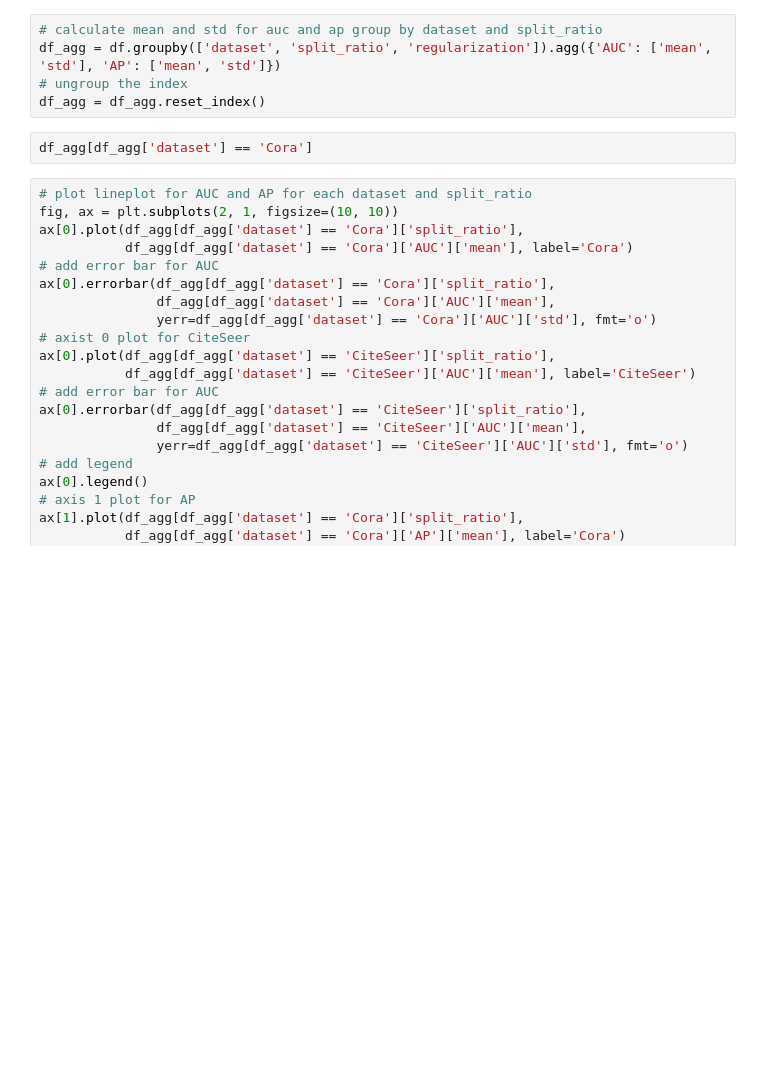
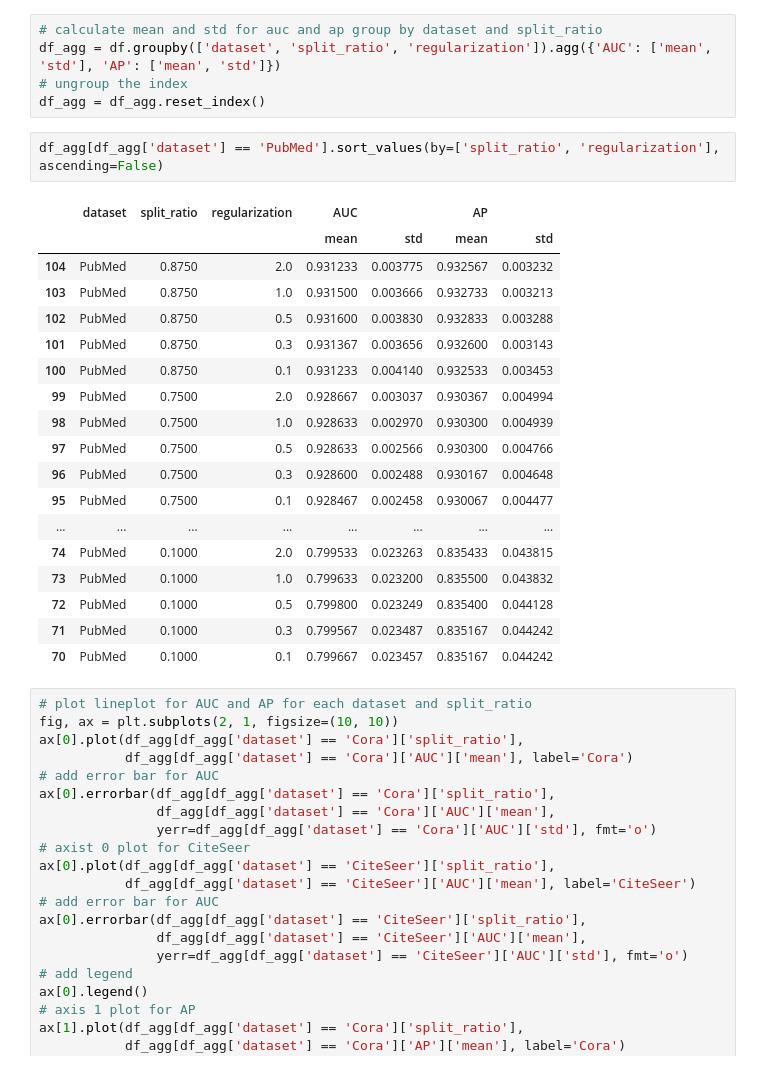
Before and after one commit to FDUguchunhui/latent-space-constraint-GNN, a Jupyter notebook: notebook/analysis/aggregation.ipynb, the cells around one changed output. Cells and saved outputs as stored; diff of their text form; blank space fills up the shorter version.

```diff
--- a/notebook/analysis/aggregation.ipynb
+++ b/notebook/analysis/aggregation.ipynb
@@ -42,7 +42,26 @@ df_agg = df.groupby(['dataset', 'split_ratio', 'regularization']).agg({'AUC': ['
 # ungroup the index
 df_agg = df_agg.reset_index()
 # %%
-df_agg[df_agg['dataset'] == 'Cora']
+df_agg[df_agg['dataset'] == 'PubMed'].sort_values(by=['split_ratio', 'regularization'], ascending=False)
+# %% [output]
+|  | dataset | split_ratio | regularization | AUC |  | AP |  |
+|  |  |  |  | mean | std | mean | std |
+| 104 | PubMed | 0.8750 | 2.0 | 0.931233 | 0.003775 | 0.932567 | 0.003232 |
+| 103 | PubMed | 0.8750 | 1.0 | 0.931500 | 0.003666 | 0.932733 | 0.003213 |
+| 102 | PubMed | 0.8750 | 0.5 | 0.931600 | 0.003830 | 0.932833 | 0.003288 |
+| 101 | PubMed | 0.8750 | 0.3 | 0.931367 | 0.003656 | 0.932600 | 0.003143 |
+| 100 | PubMed | 0.8750 | 0.1 | 0.931233 | 0.004140 | 0.932533 | 0.003453 |
+| 99 | PubMed | 0.7500 | 2.0 | 0.928667 | 0.003037 | 0.930367 | 0.004994 |
+| 98 | PubMed | 0.7500 | 1.0 | 0.928633 | 0.002970 | 0.930300 | 0.004939 |
+| 97 | PubMed | 0.7500 | 0.5 | 0.928633 | 0.002566 | 0.930300 | 0.004766 |
+| 96 | PubMed | 0.7500 | 0.3 | 0.928600 | 0.002488 | 0.930167 | 0.004648 |
+| 95 | PubMed | 0.7500 | 0.1 | 0.928467 | 0.002458 | 0.930067 | 0.004477 |
+| ... | ... | ... | ... | ... | ... | ... | ... |
+| 74 | PubMed | 0.1000 | 2.0 | 0.799533 | 0.023263 | 0.835433 | 0.043815 |
+| 73 | PubMed | 0.1000 | 1.0 | 0.799633 | 0.023200 | 0.835500 | 0.043832 |
+| 72 | PubMed | 0.1000 | 0.5 | 0.799800 | 0.023249 | 0.835400 | 0.044128 |
+| 71 | PubMed | 0.1000 | 0.3 | 0.799567 | 0.023487 | 0.835167 | 0.044242 |
+| 70 | PubMed | 0.1000 | 0.1 | 0.799667 | 0.023457 | 0.835167 | 0.044242 |
 # %%
 # plot lineplot for AUC and AP for each dataset and split_ratio
 fig, ax = plt.subplots(2, 1, figsize=(10, 10))
```
Also changed, not shown: 7 other files.
